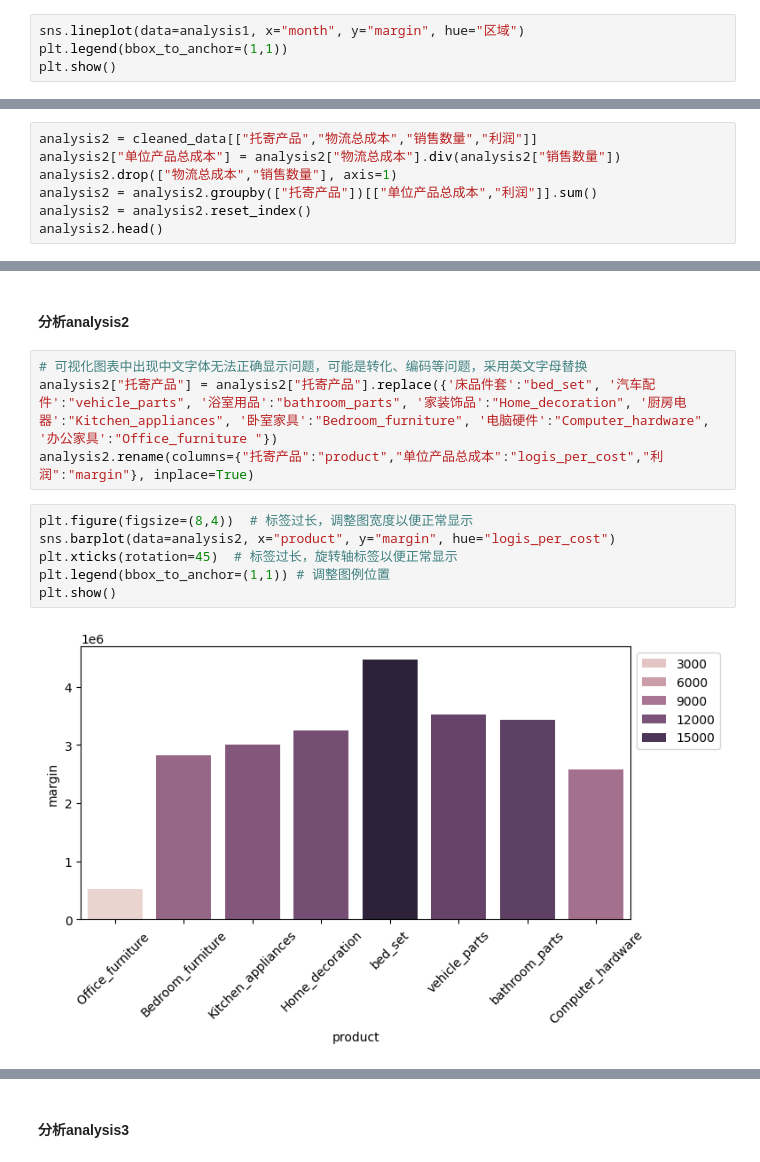
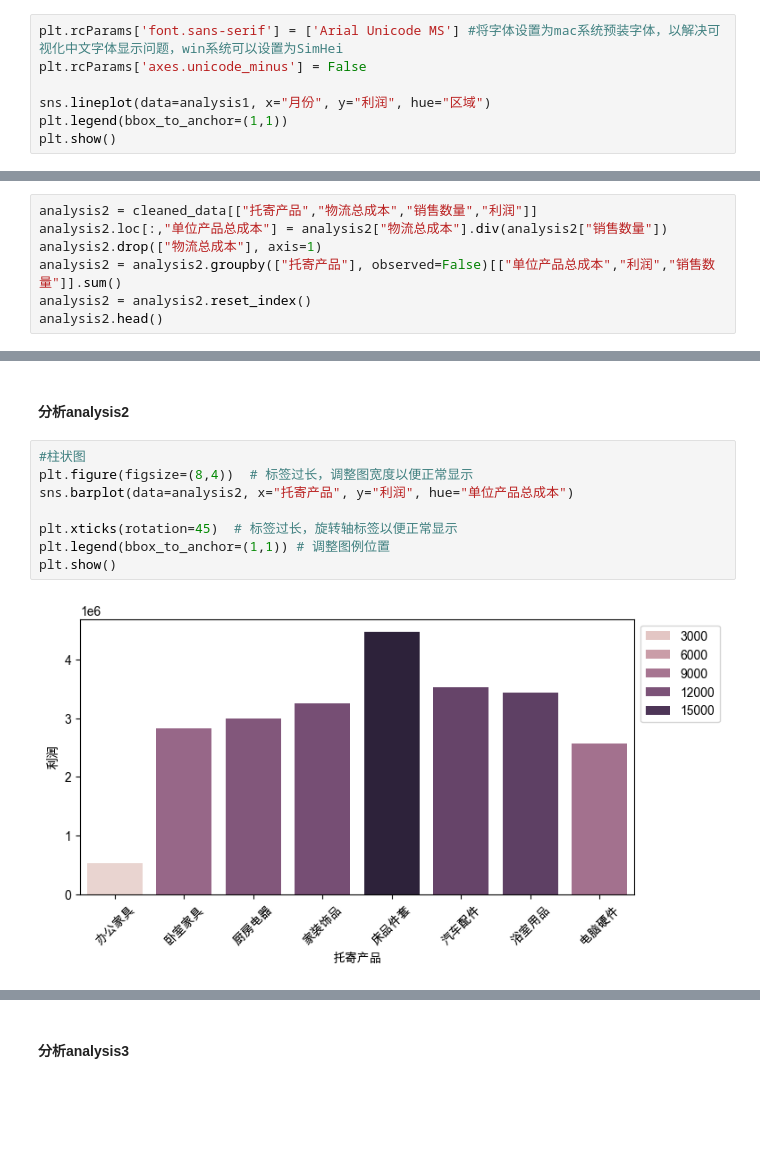
Before and after one commit to Hejiale-hub/---, a Jupyter notebook: Logistics_analyst.ipynb, the cells around one changed output, grey strips where cells are left out. Saved outputs shown, nothing was run; the diff lists cells and outputs as text; blank space fills up the shorter version.

```diff
--- a/Logistics_analyst.ipynb
+++ b/Logistics_analyst.ipynb
@@ -201,5 +199,8 @@ analysis1.rename(columns={"月份":"month","利润":"margin"}, inplace=True)
 # %%
-sns.lineplot(data=analysis1, x="month", y="margin", hue="区域")
+plt.rcParams['font.sans-serif'] = ['Arial Unicode MS'] #将字体设置为mac系统预装字体，以解决可视化中文字体显示问题，win系统可以设置为SimHei
+plt.rcParams['axes.unicode_minus'] = False
+
+sns.lineplot(data=analysis1, x="月份", y="利润", hue="区域")
 plt.legend(bbox_to_anchor=(1,1))
 plt.show()
 # %% [output]
@@ -210,9 +211,9 @@ analysis1观察结果：(时间-区域纬度分析)
 1.可以看出企业在华南地区获取的利润全年最高，且与其它区域形成较大差距，其次依次为华北、华东、东北、西北、西南区域；
 # %%
 analysis2 = cleaned_data[["托寄产品","物流总成本","销售数量","利润"]]
-analysis2["单位产品总成本"] = analysis2["物流总成本"].div(analysis2["销售数量"])
-analysis2.drop(["物流总成本","销售数量"], axis=1)
-analysis2 = analysis2.groupby(["托寄产品"])[["单位产品总成本","利润"]].sum()
+analysis2.loc[:,"单位产品总成本"] = analysis2["物流总成本"].div(analysis2["销售数量"])
+analysis2.drop(["物流总成本"], axis=1)
+analysis2 = analysis2.groupby(["托寄产品"], observed=False)[["单位产品总成本","利润","销售数量"]].sum()
 analysis2 = analysis2.reset_index()
 analysis2.head()
 # %% [output]
@@ -230,14 +231,12 @@ See the caveats in the documentation: https://pandas.pydata.org/pandas-docs/stab
 # %% [markdown]
 #### 分析analysis2
-# %%
-# 可视化图表中出现中文字体无法正确显示问题，可能是转化、编码等问题，采用英文字母替换
-analysis2["托寄产品"] = analysis2["托寄产品"].replace({'床品件套':"bed_set", '汽车配件':"vehicle_parts", '浴室用品':"bathroom_parts", '家装饰品':"Home_decoration", '厨房电器':"Kitchen_appliances", '卧室家具':"Bedroom_furniture", '电脑硬件':"Computer_hardware", '办公家具':"Office_furniture "})
-analysis2.rename(columns={"托寄产品":"product","单位产品总成本":"logis_per_cost","利润":"margin"}, inplace=True)
 # %%
+#柱状图
 plt.figure(figsize=(8,4))  # 标签过长，调整图宽度以便正常显示
-sns.barplot(data=analysis2, x="product", y="margin", hue="logis_per_cost")
+sns.barplot(data=analysis2, x="托寄产品", y="利润", hue="单位产品总成本")
+
 plt.xticks(rotation=45)  # 标签过长，旋转轴标签以便正常显示
 plt.legend(bbox_to_anchor=(1,1)) # 调整图例位置
 plt.show()
 # %% [output]
-[figure, old version]
+[figure, new version]
```
Also changed, not shown: parts of 19 cells of this notebook, 1 other file.
